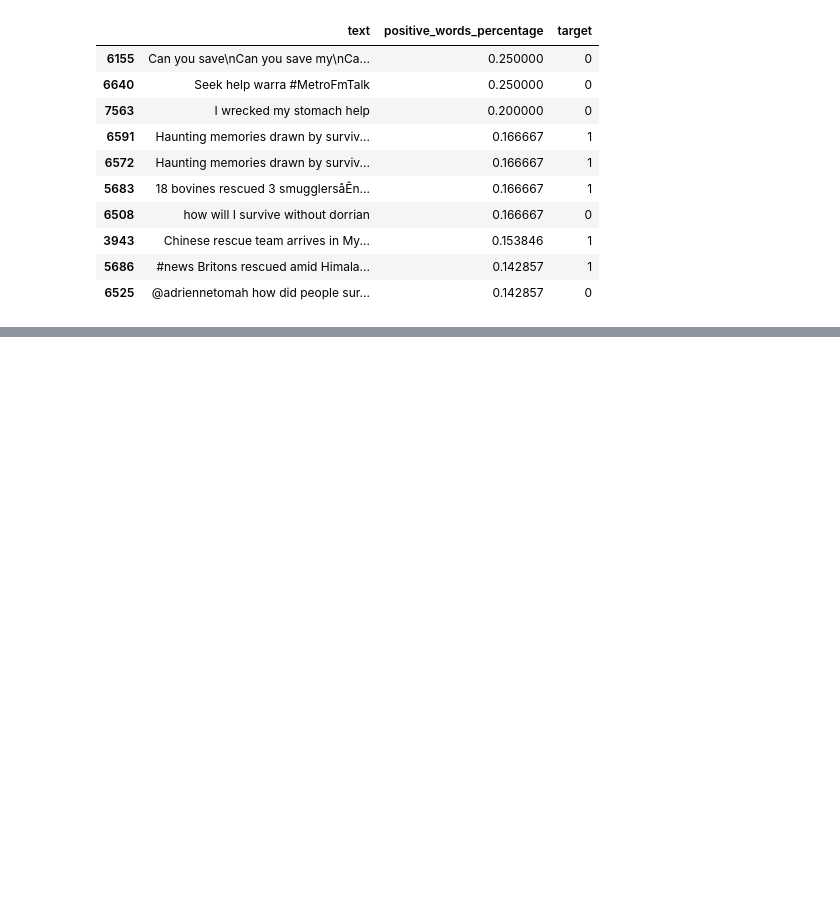
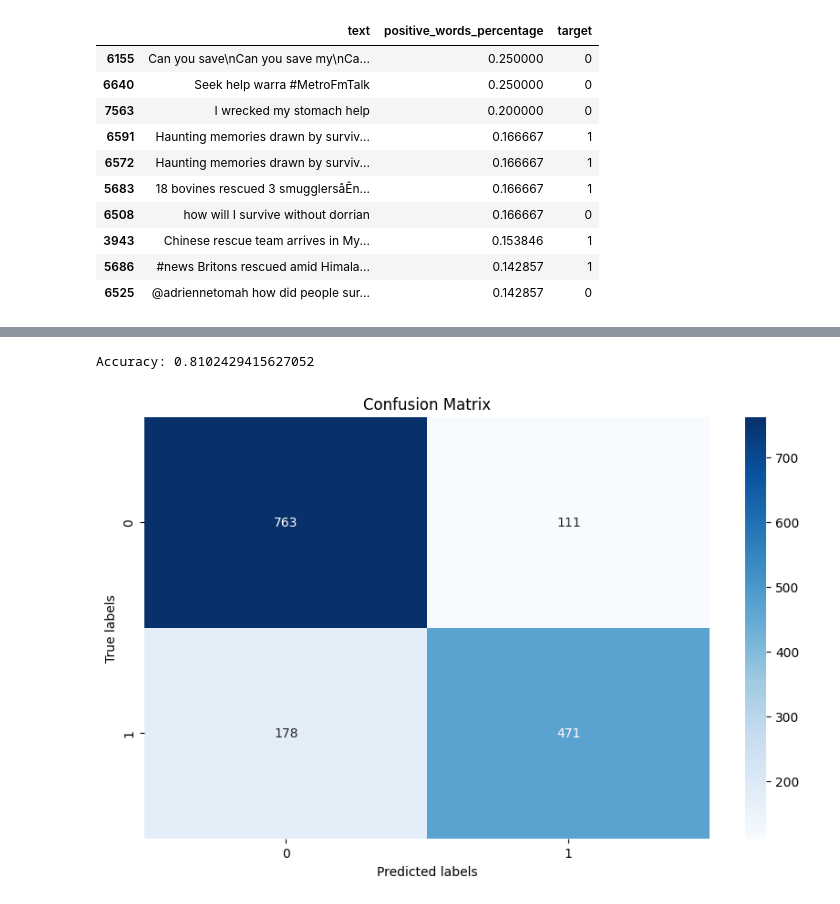
Before and after one commit to JDgomez2002/data-science-labs, a Jupyter notebook: lab6/Ejercicio1.ipynb, the cells around one changed output, grey strips where cells are left out. Drawn from its saved outputs; the diff is of its cells as text; code cells hidden in the pictures; blank space fills up the shorter version.

```diff
--- a/lab6/Ejercicio1.ipynb
+++ b/lab6/Ejercicio1.ipynb
@@ -365,0 +369,4 @@ top_positive_tweets[['text', 'positive_words_percentage', 'target']]
+# %%
+# Cree una variable que contenga la “negatividad” de cada tweet. Inclúyala en el conjunto de datos y entrene nuevamente el modelo de clasificación de la hoja pasada. Responda la siguiente pregunta y discuta los resultados. ¿La inclusión de esta variable mejoró los resultados del modelo de clasificación?
+train['negativity'] = train['negative_words_percentage'] - train['positive_words_percentage']
+train.head()
@@ -365,0 +380,43 @@ top_positive_tweets[['text', 'positive_words_percentage', 'target']]
+# %%
+# entrenar nuevamente el modelo de clasificación
+from sklearn.model_selection import train_test_split
+from sklearn.feature_extraction.text import CountVectorizer
+from sklearn.linear_model import LogisticRegression
+from sklearn.metrics import accuracy_score
+
+X = train['text']
+y = train['target']
+
+X_train, X_test, y_train, y_test = train_test_split(X, y, test_size=0.2, random_state=42)
+
+vectorizer = CountVectorizer()
+X_train_vectorized = vectorizer.fit_transform(X_train)
+X_test_vectorized = vectorizer.transform(X_test)
+
+model = LogisticRegression()
+model.fit(X_train_vectorized, y_train)
+y_pred = model.predict(X_test_vectorized)
+
+accuracy = accuracy_score(y_test, y_pred)
+print(f'Accuracy: {accuracy}')
+# %% [output]
+Accuracy: 0.8102429415627052
+# %%
+# graph the confusion matrix
+# import pyplot
+import matplotlib.pyplot as plt
+import seaborn as sns
+from sklearn.metrics import confusion_matrix
+
+# create the confusion matrix
+conf_matrix = confusion_matrix(y_test, y_pred)
+
+# create the heatmap
+plt.figure(figsize=(10, 6))
+sns.heatmap(conf_matrix, annot=True, fmt='d', cmap='Blues')
+plt.xlabel('Predicted labels')
+plt.ylabel('True labels')
+plt.title('Confusion Matrix')
+plt.show()
+# %% [output]
+[figure, added]
```
Also changed, not shown: parts of 3 cells of this notebook.
